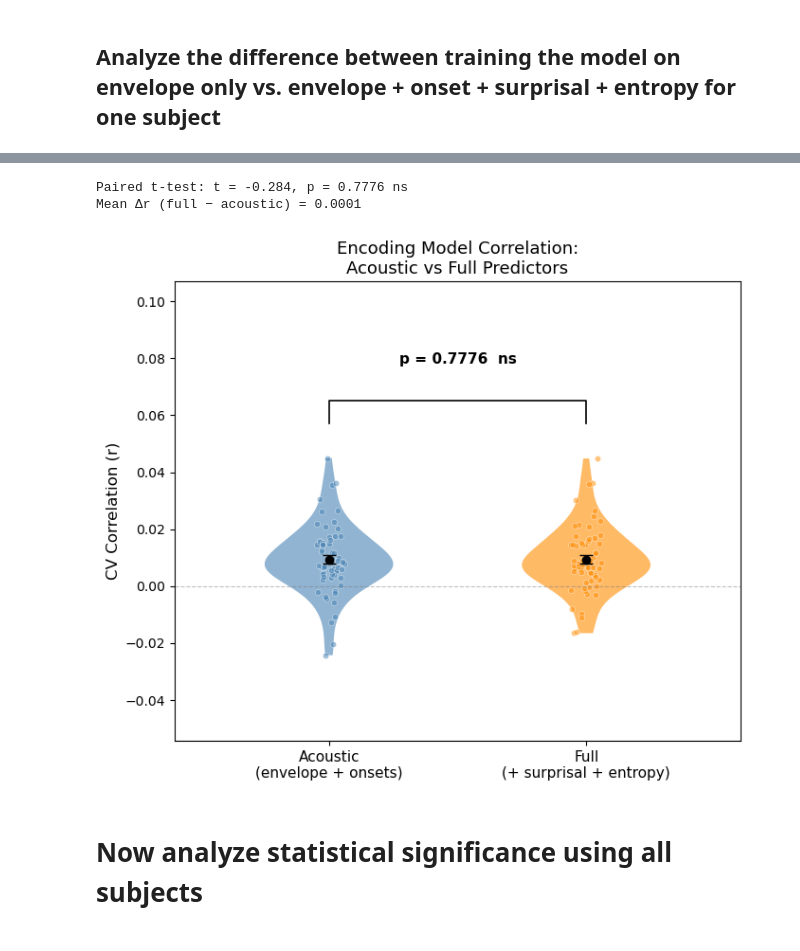
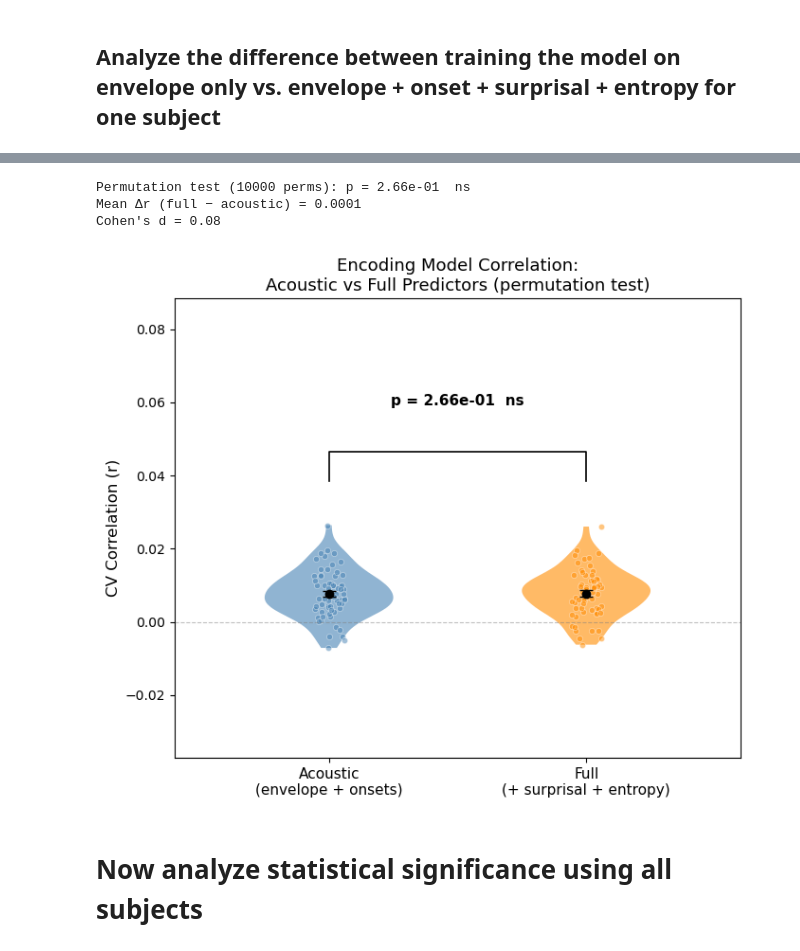
Before and after one commit to pereiraa10/musical-surprisal, a Jupyter notebook: TRF/avg_trf.ipynb, the cells around one changed output, grey strips where cells are left out. Cells and saved outputs as stored; diff of their text form; code cells hidden in the pictures.

```diff
--- a/TRF/avg_trf.ipynb
+++ b/TRF/avg_trf.ipynb
@@ -533,15 +551,16 @@ Text(0.5, 1.0, 'Envelope, Onset, Surprisal & Entropy')
 ## Analyze the results of one subject
 # %%
 # ── 1. Load data ──────────────────────────────────────────────────────────────
-filename = f"pickles/encoding_decoding/Sub19_['envelope', 'onsets', 'surprisal', 'entropy']_all_data.pkl"
+filename = f"pickles/encoding/Sub1_['envelope', 'onsets', 'pitch_surprisal', 'pitch_entropy', 'onset_surprisal', 'onset_entropy']_all_data.pkl"
+
 all_data = eelbrain.load.unpickle(filename)
 
 trf    = all_data['trf']
 trf_cv = all_data['trf_cv']
-trials = all_data['trials']  # your original decoding trials
+# trials = all_data['trials']  # your original decoding trials
 
-x = ['envelope', 'onsets', 'surprisal', 'entropy']
-n_trials = len(trials)
+x = ['envelope', 'onsets', 'pitch_surprisal', 'pitch_entropy', 'onset_surprisal', 'onset_entropy']
+n_trials = 30
 
 # ── 2. Extract encoding stats from trf_cv ────────────────────────────────────
 # These are already computed inside the boosting object — no re-running needed
@@ -664,8 +685,8 @@ import numpy as np
 import matplotlib.pyplot as plt
 
 # ── 1. Load both pickle files ─────────────────────────────────────────────────
-data_acoustic = eelbrain.load.unpickle("pickles/encoding_decoding/Sub19_['envelope', 'onsets']_all_data.pkl")
-data_full     = eelbrain.load.unpickle("pickles/encoding_decoding/Sub19_['envelope', 'onsets', 'surprisal', 'entropy']_all_data.pkl")
+data_acoustic = eelbrain.load.unpickle(f"pickles/encoding/Sub{subject_num}_['envelope', 'onsets']_all_data.pkl")
+data_full     = eelbrain.load.unpickle(f"pickles/encoding/Sub{subject_num}_['envelope', 'onsets', 'pitch_surprisal', 'pitch_entropy', 'onset_surprisal', 'onset_entropy']_all_data.pkl")
 
 trf_cv_acoustic = data_acoustic['trf_cv']
 trf_cv_full     = data_full['trf_cv']
@@ -766,25 +787,30 @@ from scipy import stats
 r_acoustic = trf_cv_acoustic.r.get_data('sensor')
 r_full     = trf_cv_full.r.get_data('sensor')
 
-# ── Statistics ───────────────────────────────────────────────────────────────
-# Paired t-test: same channels compared across models
-t_stat, p_val = stats.ttest_rel(r_acoustic, r_full)
-mean_diff = (r_full - r_acoustic).mean()
+#  ── Permutation test ──────────────────────────────────────────────────────────
+# Here each observation is a channel (not a subject), so we flip channel-level
+# Δr signs to build the null distribution — same logic as the group-level test.
+N_PERMS   = 10_000
+rng       = np.random.default_rng(42)
+r_diff    = r_full - r_acoustic          # (n_channels,)
+n_obs     = len(r_diff)
+observed  = r_diff.mean()
 
-# Significance label
-if p_val < 0.001:
-    sig_label = '***'
-elif p_val < 0.01:
-    sig_label = '**'
-elif p_val < 0.05:
-    sig_label = '*'
-else:
-    sig_label = 'ns'
+null_diffs = np.array([
+    (rng.choice([-1, 1], size=n_obs) * r_diff).mean()
+    for _ in range(N_PERMS)
+])
 
-print(f"Paired t-test: t = {t_stat:.3f}, p = {p_val:.4f} {sig_label}")
-print(f"Mean Δr (full − acoustic) = {mean_diff:.4f}")
+p_perm = max(np.mean(null_diffs >= observed), 1 / N_PERMS)
+cohens_d = observed / r_diff.std(ddof=1)
 
-# ── Plot ──────────────────────────────────────────────────────────────────────
+sig_label = '***' if p_perm < 0.001 else '**' if p_perm < 0.01 else '*' if p_perm < 0.05 else 'ns'
+
+print(f"Permutation test ({N_PERMS} perms): p = {p_perm:.2e}  {sig_label}")
+print(f"Mean Δr (full − acoustic) = {observed:.4f}")
+print(f"Cohen's d = {cohens_d:.2f}")
+
+#  ── Plot ──────────────────────────────────────────────────────────────────────
 fig, ax = plt.subplots(figsize=(7, 6))
 
 data   = [r_acoustic, r_full]
@@ -800,40 +826,42 @@ for pc, color in zip(parts['bodies'], colors):
 # Overlay individual channel points (jittered)
 for i, (d, color) in enumerate(zip(data, colors), start=1):
     jitter = np.random.uniform(-0.06, 0.06, size=len(d))
-    ax.scatter(i + jitter, d, color=color, alpha=0.5, s=20, edgecolors='white', linewidths=0.5)
+    ax.scatter(i + jitter, d, color=color, alpha=0.5, s=20,
+               edgecolors='white', linewidths=0.5)
 
 # Mean ± SEM markers
 for i, d in enumerate(data, start=1):
     ax.errorbar(i, d.mean(), yerr=d.std() / np.sqrt(len(d)),
                 fmt='o', color='black', markersize=6, capsize=5, linewidth=2, zorder=5)
 
 # ── Significance bracket ──────────────────────────────────────────────────────
-y_max    = max(r_acoustic.max(), r_full.max())
+y_max     = max(r_acoustic.max(), r_full.max())
 y_bracket = y_max + 0.02
 y_text    = y_bracket + 0.012
 
 ax.plot([1, 1, 2, 2], [y_bracket - 0.008, y_bracket, y_bracket, y_bracket - 0.008],
         color='black', linewidth=1.2)
-ax.text(1.5, y_text, f'p = {p_val:.4f}  {sig_label}',
+ax.text(1.5, y_text, f'p = {p_perm:.2e}  {sig_label}',
         ha='center', va='bottom', fontsize=11, fontweight='bold')
 
 # ── Formatting ────────────────────────────────────────────────────────────────
 ax.set_xticks([1, 2])
 ax.set_xticklabels(labels, fontsize=11)
 ax.set_ylabel('CV Correlation (r)', fontsize=12)
-ax.set_title('Encoding Model Correlation:\nAcoustic vs Full Predictors', fontsize=13)
+ax.set_title('Encoding Model Correlation:\nAcoustic vs Full Predictors (permutation test)', fontsize=13)
 ax.axhline(0, color='gray', linewidth=0.8, linestyle='--', alpha=0.5)
 ax.set_xlim(0.4, 2.6)
 ax.set_ylim(min(r_acoustic.min(), r_full.min()) - 0.03,
             y_text + 0.03)
 
 plt.tight_layout()
 # plt.savefig('violin_acoustic_vs_full.png', dpi=150)
 plt.show()
 # %% [output]
-Paired t-test: t = -0.284, p = 0.7776 ns
+Permutation test (10000 perms): p = 2.66e-01  ns
 Mean Δr (full − acoustic) = 0.0001
+Cohen's d = 0.08
-[figure, old version]
+[figure, new version]
 # %% [markdown]
 # Now analyze statistical significance using all subjects
 # %%
```
Also changed, not shown: parts of 11 cells of this notebook, 6 other files.
